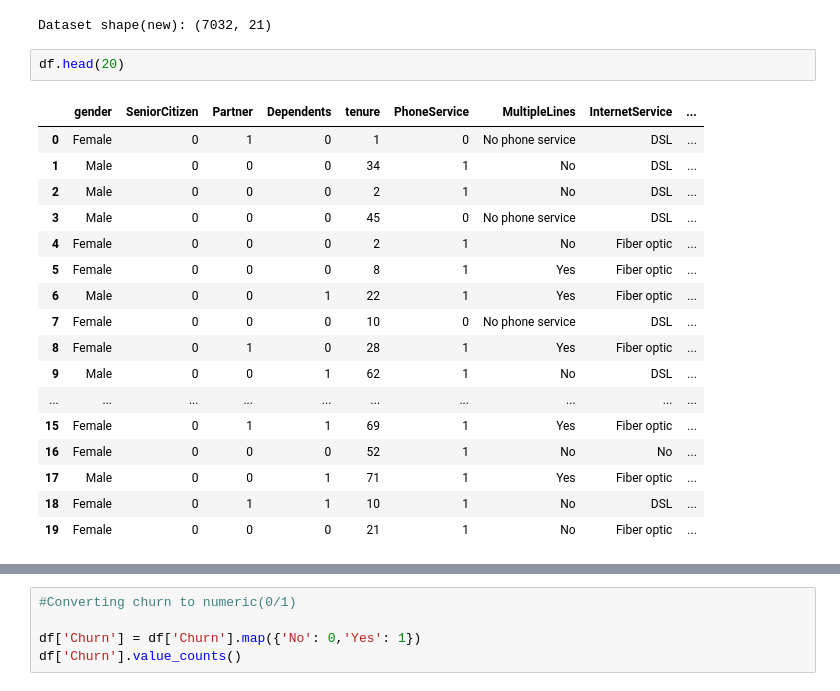
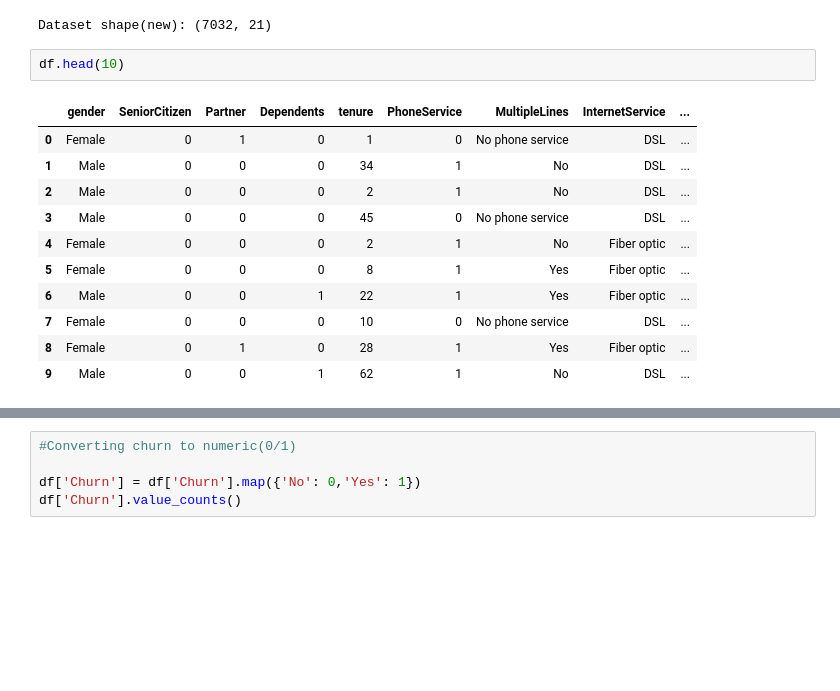
Before and after one commit to Yenuli0808/CM2604_Telco_Customer_Churn-CW, a Jupyter notebook: notebooks/01_data_exploration.ipynb, the cells around one changed output, grey strips where cells are left out. Drawn from its saved outputs; the diff is of its cells as text; blank space fills up the shorter version.

```diff
--- a/notebooks/01_data_exploration.ipynb
+++ b/notebooks/01_data_exploration.ipynb
@@ -174,23 +207,17 @@ print(f"Dataset shape(new): {df.shape}")
 # %% [output]
 Dataset shape(new): (7032, 21)
 # %%
-df.head(20)
+df.head(10)
 # %% [output]
 |  | gender | SeniorCitizen | Partner | Dependents | tenure | PhoneService | MultipleLines | InternetService | ... |
 | 0 | Female | 0 | 1 | 0 | 1 | 0 | No phone service | DSL | ... |
 | 1 | Male | 0 | 0 | 0 | 34 | 1 | No | DSL | ... |
 | 2 | Male | 0 | 0 | 0 | 2 | 1 | No | DSL | ... |
 | 3 | Male | 0 | 0 | 0 | 45 | 0 | No phone service | DSL | ... |
 | 4 | Female | 0 | 0 | 0 | 2 | 1 | No | Fiber optic | ... |
 | 5 | Female | 0 | 0 | 0 | 8 | 1 | Yes | Fiber optic | ... |
 | 6 | Male | 0 | 0 | 1 | 22 | 1 | Yes | Fiber optic | ... |
 | 7 | Female | 0 | 0 | 0 | 10 | 0 | No phone service | DSL | ... |
 | 8 | Female | 0 | 1 | 0 | 28 | 1 | Yes | Fiber optic | ... |
 | 9 | Male | 0 | 0 | 1 | 62 | 1 | No | DSL | ... |
-| ... | ... | ... | ... | ... | ... | ... | ... | ... | ... |
-| 15 | Female | 0 | 1 | 1 | 69 | 1 | Yes | Fiber optic | ... |
-| 16 | Female | 0 | 0 | 0 | 52 | 1 | No | No | ... |
-| 17 | Male | 0 | 0 | 1 | 71 | 1 | Yes | Fiber optic | ... |
-| 18 | Female | 0 | 1 | 1 | 10 | 1 | No | DSL | ... |
-| 19 | Female | 0 | 0 | 0 | 21 | 1 | No | Fiber optic | ... |
 # %%
```
Also changed, not shown: parts of 12 cells of this notebook.
